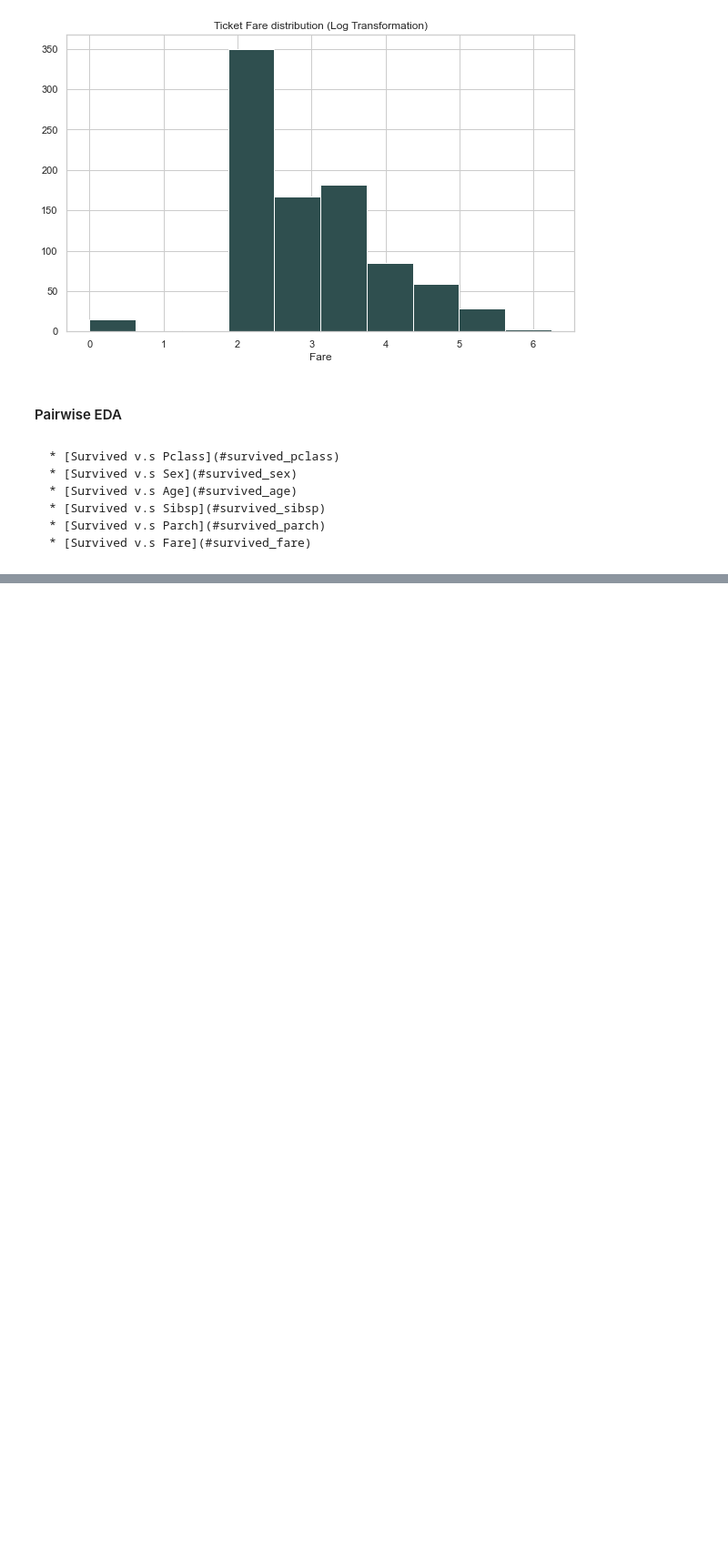
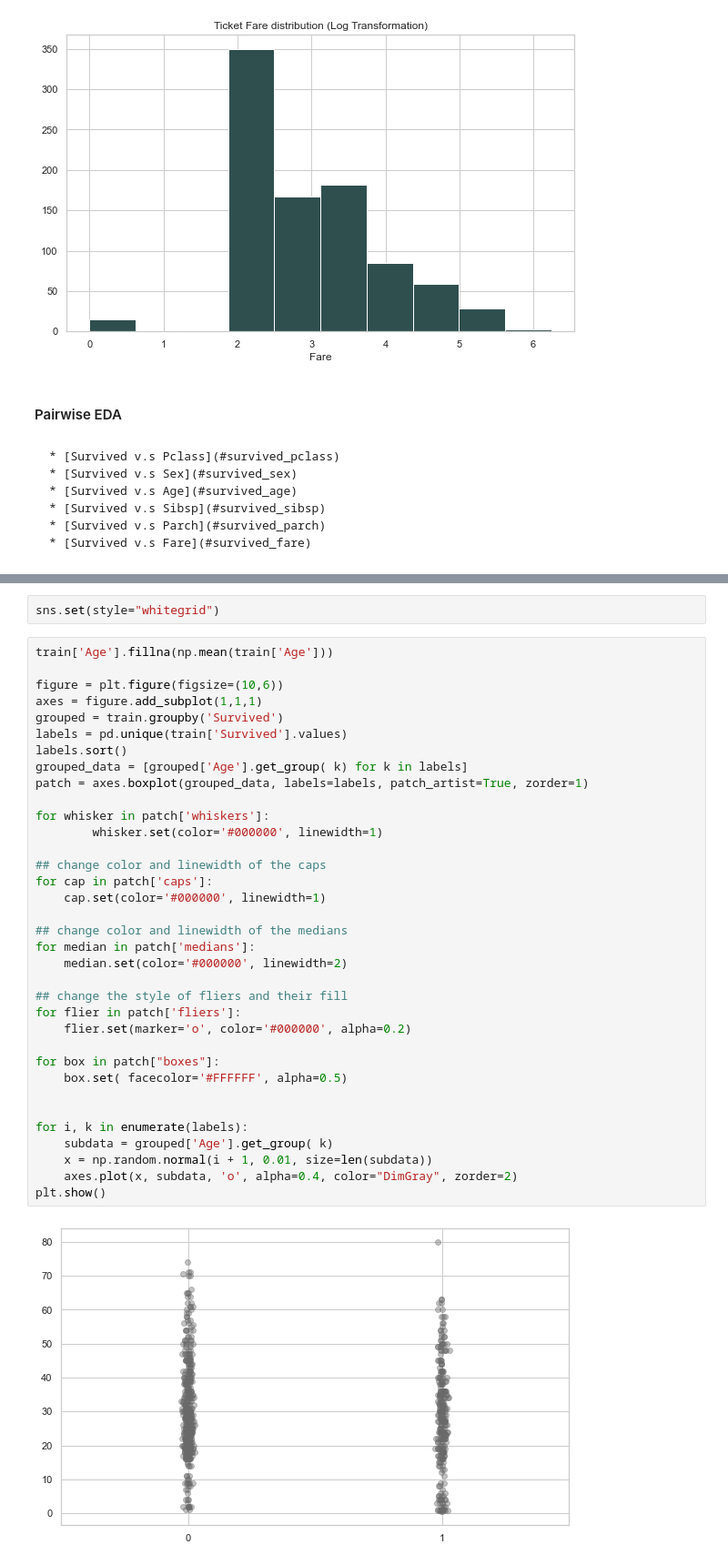
Before and after one commit to jay619/Kaggle-Competitions, a Jupyter notebook: 1-Titanic/src/titanic.ipynb, the cells around one changed output, grey strips where cells are left out. Shown at 91% size. Saved outputs shown, nothing was run; the diff lists cells and outputs as text; blank space fills up the shorter version.

```diff
--- a/1-Titanic/src/titanic.ipynb
+++ b/1-Titanic/src/titanic.ipynb
@@ -475,0 +492,39 @@ plt.close()
+# %%
+sns.set(style="whitegrid")
+# %%
+train['Age'].fillna(np.mean(train['Age']))
+
+figure = plt.figure(figsize=(10,6))
+axes = figure.add_subplot(1,1,1)
+grouped = train.groupby('Survived')
+labels = pd.unique(train['Survived'].values)
+labels.sort()
+grouped_data = [grouped['Age'].get_group( k) for k in labels]
+patch = axes.boxplot(grouped_data, labels=labels, patch_artist=True, zorder=1)
+
+for whisker in patch['whiskers']:
+        whisker.set(color='#000000', linewidth=1)
+
+## change color and linewidth of the caps
+for cap in patch['caps']:
+    cap.set(color='#000000', linewidth=1)
+
+## change color and linewidth of the medians
+for median in patch['medians']:
+    median.set(color='#000000', linewidth=2)
+
+## change the style of fliers and their fill
+for flier in patch['fliers']:
+    flier.set(marker='o', color='#000000', alpha=0.2)
+
+for box in patch["boxes"]:
+    box.set( facecolor='#FFFFFF', alpha=0.5)
+
+
+for i, k in enumerate(labels):
+    subdata = grouped['Age'].get_group( k)
+    x = np.random.normal(i + 1, 0.01, size=len(subdata))
+    axes.plot(x, subdata, 'o', alpha=0.4, color="DimGray", zorder=2)
+plt.show()
+# %% [output]
+[figure, added]
```
Also changed, not shown: parts of 9 cells of this notebook.
